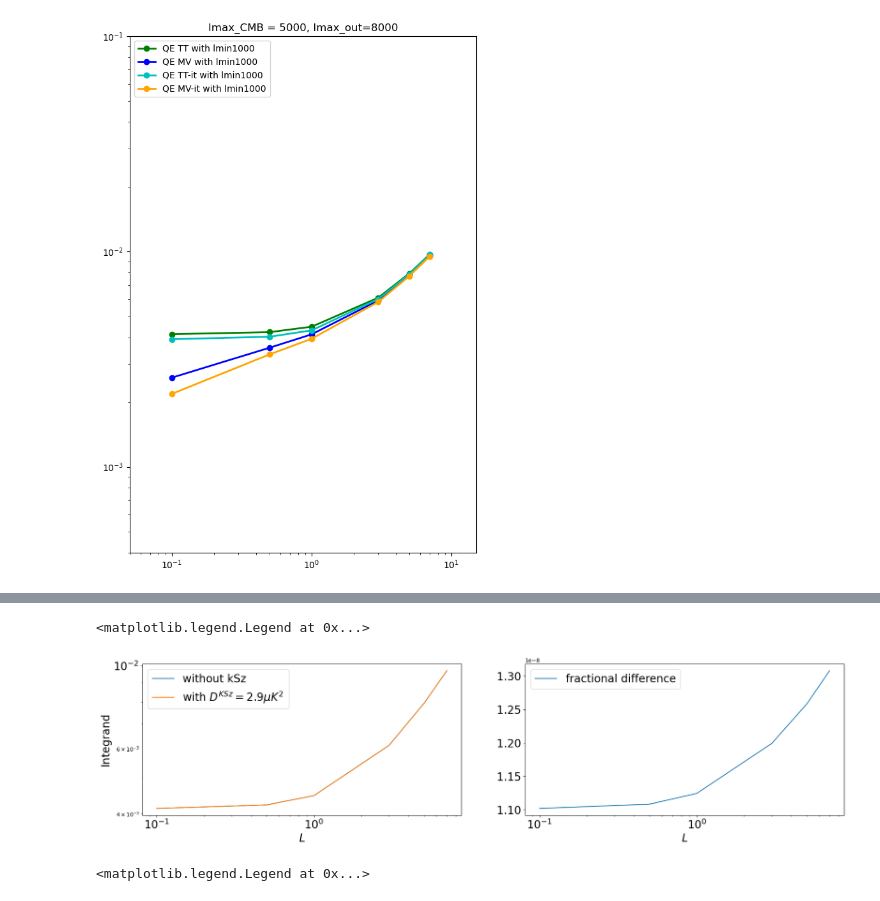
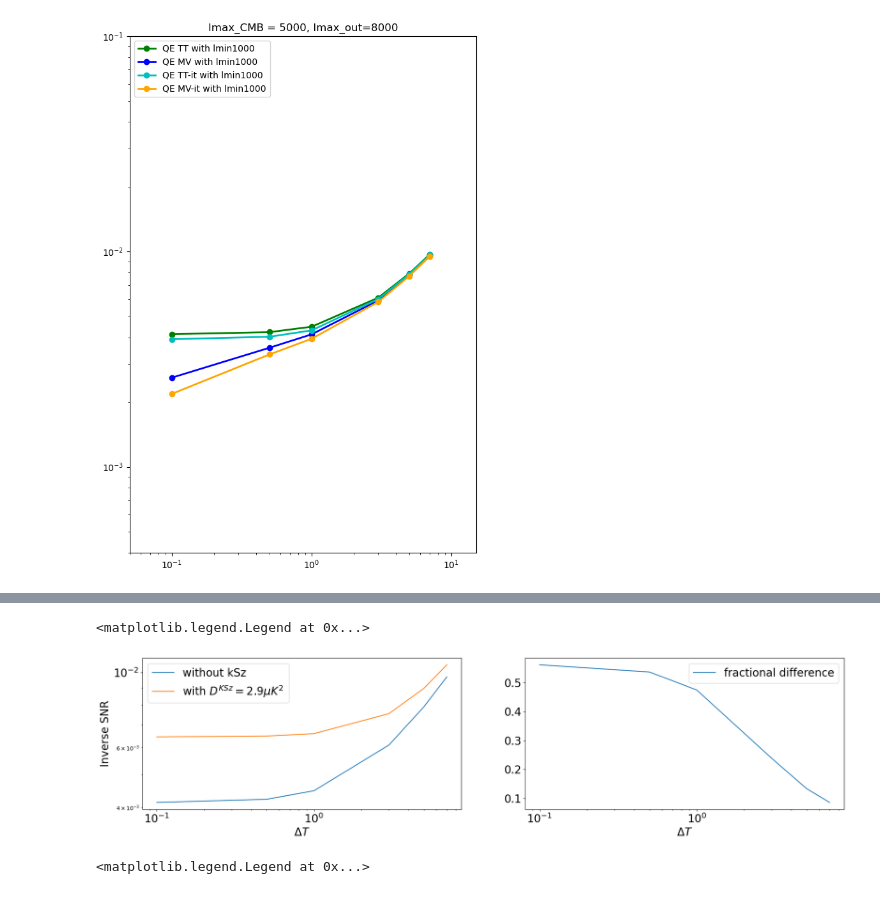
Before and after one commit to s-Sayan/cluster_lensing_files, a Jupyter notebook: notebooks/sayan/compare_srini_rightfig_sayan.ipynb, the cells around one changed output, grey strips where cells are left out. Drawn from its saved outputs; the diff is of its cells as text; code cells hidden in the pictures.

```diff
--- a/notebooks/sayan/compare_srini_rightfig_sayan.ipynb
+++ b/notebooks/sayan/compare_srini_rightfig_sayan.ipynb
@@ -136,7 +139,7 @@ cls_len = cls_len_fid
 cls_unl = cls_unl_fid
 cls_weight = cls_len_fid
 
-fals = {'tt': cli(cls_len['tt'][:lmax_ivf + 1] + (nlevt / 180 / 60 * np.pi) ** 2 / transf ** 2) + kSZ_Cl / transf ** 2}
+fals = {'tt': cli(cls_len['tt'][:lmax_ivf + 1] + ((nlevt / 180 / 60 * np.pi) ** 2 / transf ** 2) + kSZ_Cl / transf ** 2)}
 fals['tt'][:lmin_ivf] *= 0.
 fals['ee'] = cli(cls_len['ee'][:lmax_ivf + 1] + (nlevt * np.sqrt(2.) / 180 / 60 * np.pi) ** 2 / transf ** 2)
 fals['ee'][:lmin_ivf] *= 0.
@@ -378,7 +406,7 @@ itmax = 10
 N_clusters = 100000
 M200= 2*1e14
 z = 0.7
-kappa0 = haloprofile.get_kappa0(M200, z)
+kappa0 = hprofile.get_kappa0(M200, z)
 #nlev_t = np.array([1,2,3,4,5])
 nlev_t = np.array([0.1,0.5,1,3,5,7])
 nlev_p = nlev_t*np.sqrt(2)
@@ -578,7 +623,7 @@ kSZ_Dl = 2.9 # uK^2
 wCkk = True
 kSZ_Cl = kSZ_Dl * utils.cli(np.arange(lmax_ivf + 1) * np.arange(1, lmax_ivf + 2) / 2 / np.pi)
 for i, nlevt in utils.enumerate_progress(nlevts):
-    fals = {'tt': cli(cls_len['tt'][:lmax_ivf + 1] + (nlevt / 180 / 60 * np.pi) ** 2 / transf ** 2) + kSZ_Cl / transf ** 2}
+    fals = {'tt': cli(cls_len['tt'][:lmax_ivf + 1] + ((nlevt / 180 / 60 * np.pi) ** 2 / transf ** 2) + kSZ_Cl / transf ** 2)}
     fals['tt'][:lmin_ivf] *= 0.
     fals['ee'] = cli(cls_len['ee'][:lmax_ivf + 1] + (nlevt * np.sqrt(2.) / 180 / 60 * np.pi) ** 2 / transf ** 2)
     fals['ee'][:lmin_ivf] *= 0.
@@ -596,28 +641,28 @@ for i, nlevt in utils.enumerate_progress(nlevts):
 # %%
 fig, ax = plt.subplots(nrows=1, ncols=2,figsize=(23,5))
 ax[0].tick_params(axis='both', which='major', labelsize=20)
 #plt.plot(ell, (snr_tt1-snr_tt)/snr_tt, label="MV it with lmin=10")
 #plt.plot(ell, 1/2/ell)
 #plt.plot(ell, (snr_tt1-snr_tt), label="MV it with lmin=10")
 ax[0].plot(nlev_t, inv_snr_qe_tt_lmin1000, label="without kSz")
 ax[0].plot(nlev_t, sigma['ptt'], label="with $D^{KSz} = 2.9\mu K^2$ ")
 ax[0].set_xscale("log")
 ax[0].set_yscale("log")
-ax[0].set_xlabel(r'$L$', fontsize=20)
-ax[0].set_ylabel(r'Integrand', fontsize=20)
+ax[0].set_xlabel(r'$\Delta T$', fontsize=20)
+ax[0].set_ylabel(r'Inverse SNR', fontsize=20)
 ax[0].legend(fontsize=20)
 
 
-ax[1].plot(nlev_t, (inv_snr_qe_tt_lmin1000-sigma['ptt'])/inv_snr_qe_tt_lmin1000, label="fractional difference")
+ax[1].plot(nlev_t, (sigma['ptt']-inv_snr_qe_tt_lmin1000)/inv_snr_qe_tt_lmin1000, label="fractional difference")
 ax[1].set_xscale("log")
 #ax[1].set_yscale("log")
-ax[1].set_xlabel(r'$L$', fontsize=20)
+ax[1].set_xlabel(r'$\Delta T$', fontsize=20)
 ax[1].tick_params(axis='both', which='major', labelsize=20)
 #ax[1].set_ylabel(r'$L \kappa_L^2 / N_L$')
 ax[1].legend(fontsize=20)
 # %% [output]
 <matplotlib.legend.Legend at 0x...>
-[figure, old version]
+[figure, new version]
 # %%
 nlevt=1
 N0s1, N0s_curl = n0s.get_N0(beam_fwhm=1, nlev_t=nlevt, nlev_p=nlevt*np.sqrt(2), lmax_CMB=3000, lmin_CMB=10, lmax_out=6000, cls_len=cls_len_fid, cls_weight=cls_len_fid)
```
Also changed, not shown: parts of 8 cells of this notebook.
